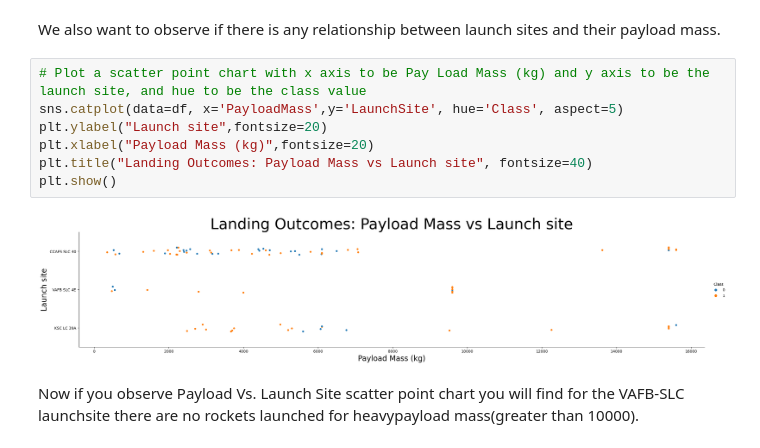
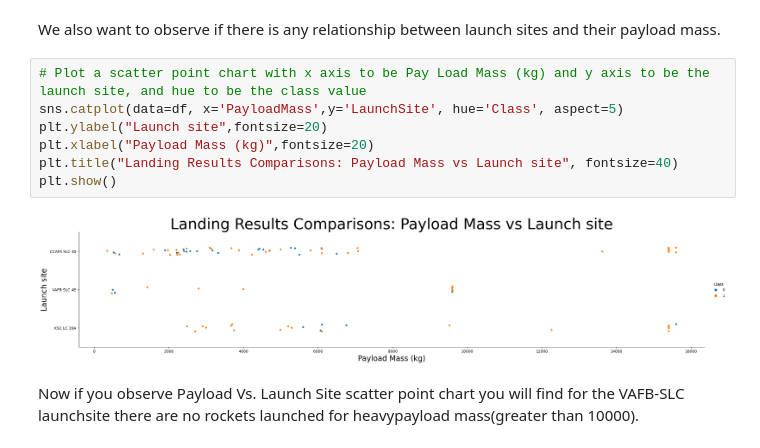
Before and after one commit to kymayodeji/SpaceX, a Jupyter notebook: spacex-eda-dataviz.ipynb, the cells around one changed output. Saved outputs shown, nothing was run; the diff lists cells and outputs as text.

```diff
--- a/spacex-eda-dataviz.ipynb
+++ b/spacex-eda-dataviz.ipynb
@@ -102,12 +102,12 @@ We also want to observe if there is any relationship between launch sites and th
 # %%
 # Plot a scatter point chart with x axis to be Pay Load Mass (kg) and y axis to be the launch site, and hue to be the class value
 sns.catplot(data=df, x='PayloadMass',y='LaunchSite', hue='Class', aspect=5)
 plt.ylabel("Launch site",fontsize=20)
 plt.xlabel("Payload Mass (kg)",fontsize=20)
-plt.title("Landing Outcomes: Payload Mass vs Launch site", fontsize=40)
+plt.title("Landing Results Comparisons: Payload Mass vs Launch site", fontsize=40)
 plt.show()
 # %% [output]
-[figure, old version]
+[figure, new version]
 # %% [markdown]
 Now if you observe Payload Vs. Launch Site scatter point chart you will find for the VAFB-SLC  launchsite there are no  rockets  launched for  heavypayload mass(greater than 10000).
 # %% [markdown]
```
Also changed, not shown: parts of 4 cells of this notebook, 1 other file.
